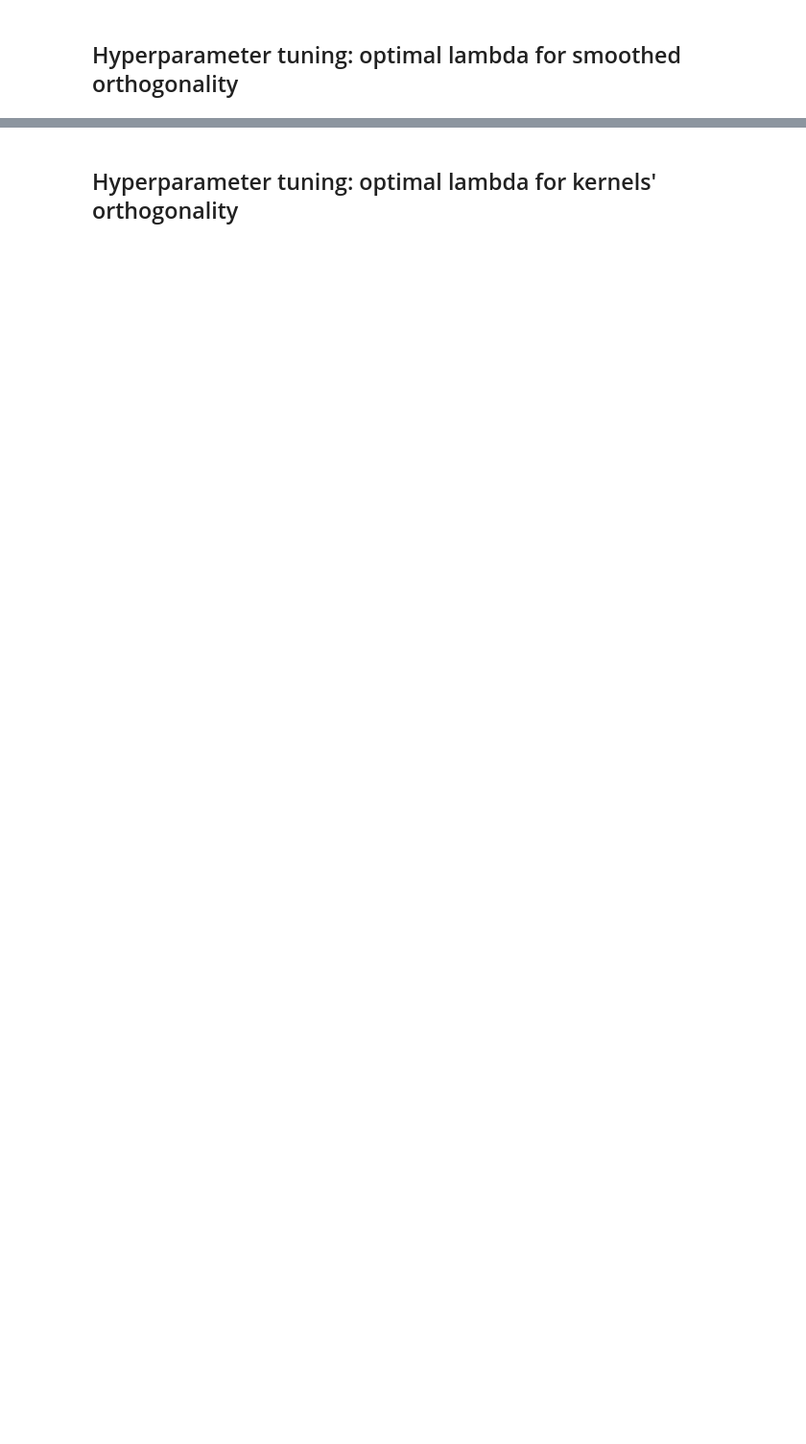
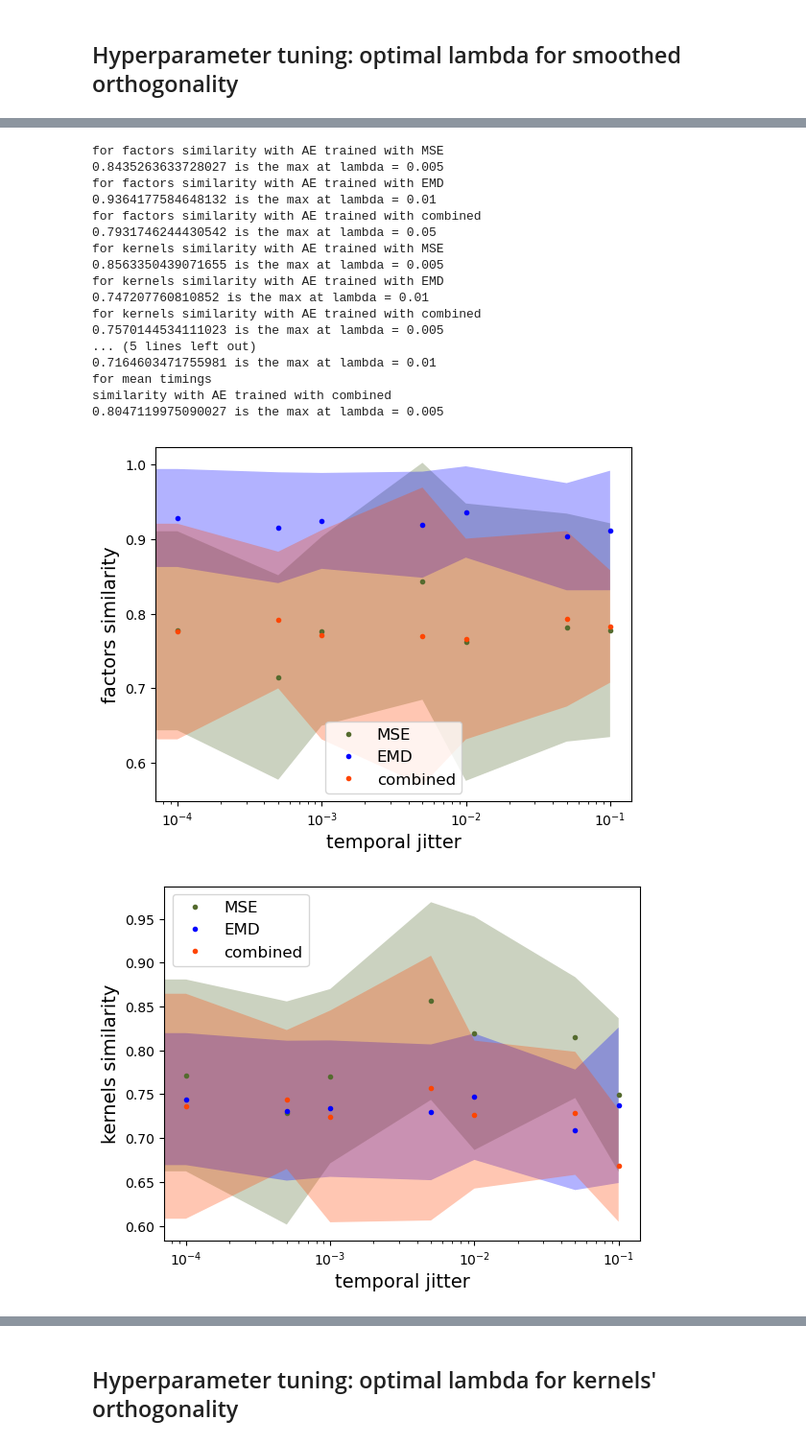
Before and after one commit to AntoineGrimaldi/wassa, a Jupyter notebook: 2025-01-14_results_synthetic_data/2024-12-19_hp_testing_combined.ipynb, the cells around one changed output, grey strips where cells are left out. Shown at 96% size. Cells and saved outputs as stored; diff of their text form; code cells hidden in the pictures; blank space fills up the shorter version.

```diff
--- a/2025-01-14_results_synthetic_data/2024-12-19_hp_testing_combined.ipynb
+++ b/2025-01-14_results_synthetic_data/2024-12-19_hp_testing_combined.ipynb
@@ -145,4 +195,5 @@ for i in range(len(name_metrics)):
 ## Hyperparameter tuning: optimal lambda for smoothed orthogonality
 # %%
 training_parameters.penalty_type = 'smoothed_orthogonality'
-results, lambdaz = performance_as_a_function_of_lambda(dataset_parameters, training_parameters, date, lambdaz, N_iter = N_iter, seeds = seeds, device = device)
+training_parameters.smoothwind = 40
+results_smoothed_ortho, lambdaz = performance_as_a_function_of_lambda(dataset_parameters, training_parameters, date, lambdaz, N_iter = N_iter, seeds = seeds, device = device)
@@ -149,11 +202,31 @@ results, lambdaz = performance_as_a_function_of_lambda(dataset_parameters, train
 # %%
-results = results.cpu()
+results = results_smoothed_ortho.cpu()
 for i in range(len(name_metrics)):
     fig, ax = plt.subplots()
     for m in range(len(name_methods)):
         ax = plot_results_std(ax,results[m,:,:,i],lambdaz,xlabel,name_metrics[i],name_methods[m],colors[m], logplot=True)
         if i<3:
             print(f'for {name_metrics[i]} with AE trained with {name_methods[m]}')
             val_max = max(results[m,:,:,i].mean(axis=0))
             ind_max = np.argmax(results[m,:,:,i].mean(axis=0))
             print(f'{val_max} is the max at lambda = {lambdaz[ind_max]}')
+# %% [output]
+for factors similarity with AE trained with MSE
+0.8435263633728027 is the max at lambda = 0.005
+for factors similarity with AE trained with EMD
+0.9364177584648132 is the max at lambda = 0.01
+for factors similarity with AE trained with combined
+0.7931746244430542 is the max at lambda = 0.05
+for kernels similarity with AE trained with MSE
+0.8563350439071655 is the max at lambda = 0.005
+for kernels similarity with AE trained with EMD
+0.747207760810852 is the max at lambda = 0.01
+for kernels similarity with AE trained with combined
+0.7570144534111023 is the max at lambda = 0.005
+... (5 lines left out)
+0.7164603471755981 is the max at lambda = 0.01
+for mean timings
+similarity with AE trained with combined
+0.8047119975090027 is the max at lambda = 0.005
+[figure, added]
+[figure, added]
```
Also changed, not shown: parts of 19 cells of this notebook, 5 other files.
